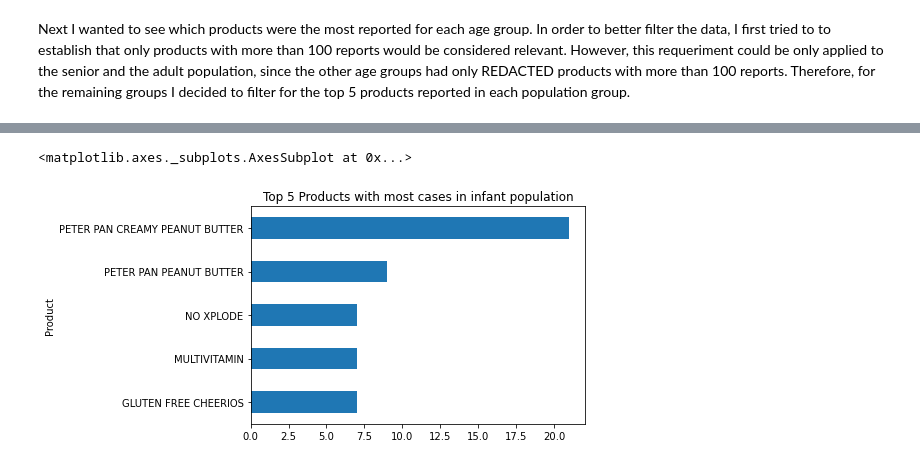
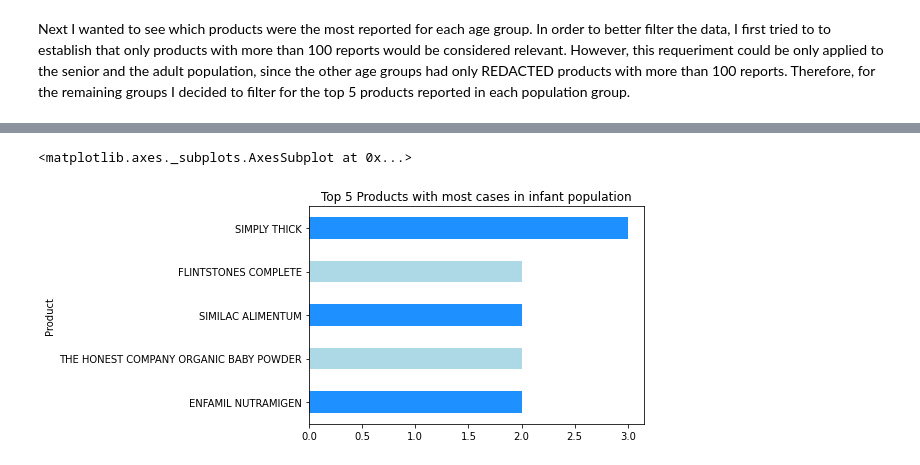
Before and after one commit to ErickTilieri/data_analysis, a Jupyter notebook: FDApandas.ipynb, the cells around one changed output, grey strips where cells are left out. Saved outputs shown, nothing was run; the diff lists cells and outputs as text; code cells hidden in the pictures.

```diff
--- a/FDApandas.ipynb
+++ b/FDApandas.ipynb
@@ -252,9 +252,9 @@ df_child_top.plot.barh(title='Top 5 Products with most cases in child population
 # %%
-df_baby = df_age_product[(df_age_product['Age Bins'].str.contains("teenager"))]
+df_baby = df_age_product[(df_age_product['Age Bins'].str.contains("baby"))]
 df_baby_count = df_baby.groupby('Product').size().sort_values(ascending=False)
 df_baby_relevant = df_baby_count[df_baby_count.index!='REDACTED']
 df_baby_top = df_baby_relevant[:5].sort_values()
-df_baby_top.plot.barh(title='Top 5 Products with most cases in infant population')
+df_baby_top.plot.barh(title='Top 5 Products with most cases in infant population', color={"dodgerblue","lightblue"})
 # %% [output]
 <matplotlib.axes._subplots.AxesSubplot at 0x...>
-[figure, old version]
+[figure, new version]
```
Also changed, not shown: parts of 7 cells of this notebook.
